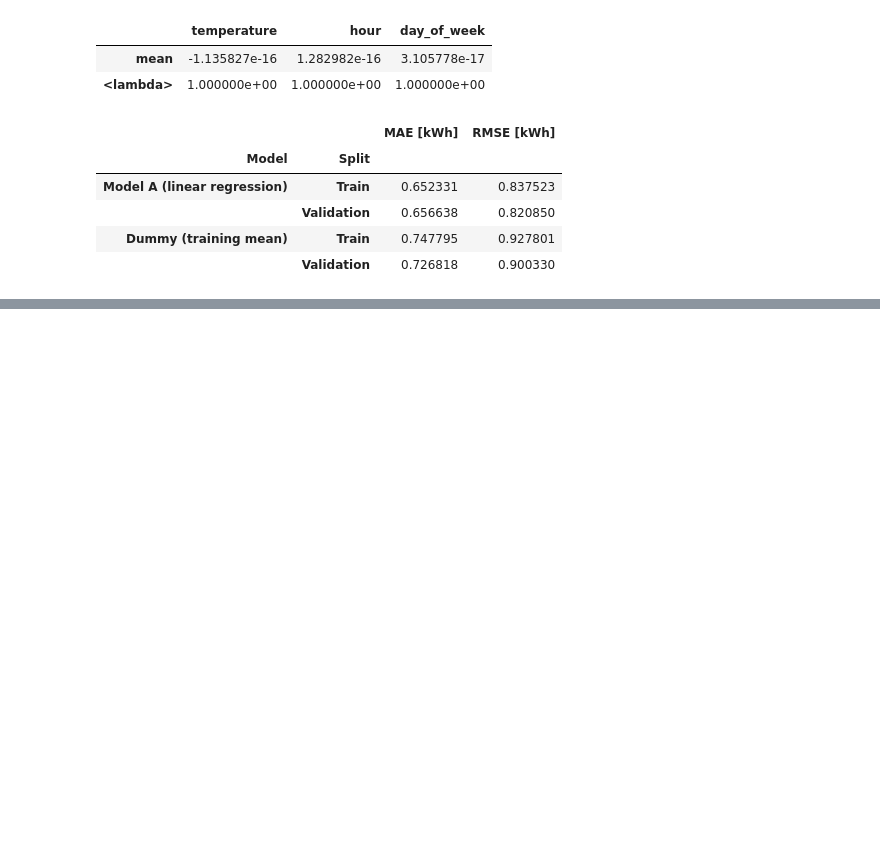
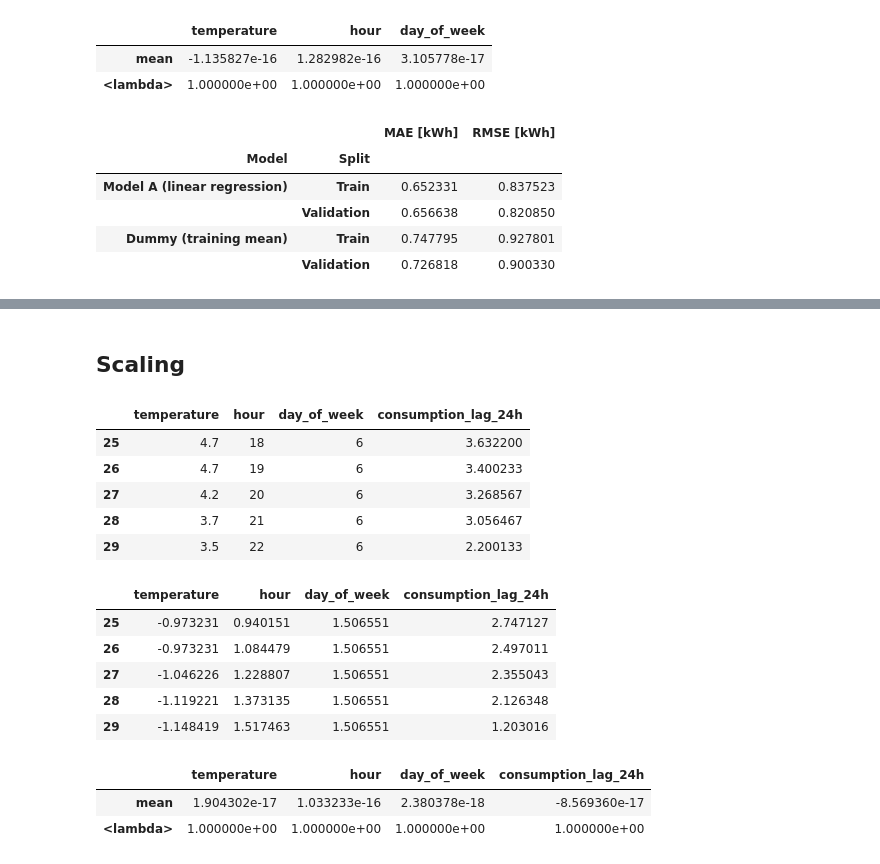
Before and after one commit to angiee99/Household-Power-Consumption-Prediction, a Jupyter notebook: project.ipynb, the cells around one changed output, grey strips where cells are left out. Drawn from its saved outputs; the diff is of its cells as text; code cells hidden in the pictures; blank space fills up the shorter version.

```diff
--- a/project.ipynb
+++ b/project.ipynb
@@ -582,0 +669,48 @@ display(results_A)
+# %% [markdown]
+## Scaling
+# %%
+# Fit the scaler on training features only to avoid data leakage.
+scaler_B = StandardScaler()
+scaler_B.fit(train_B[FEATURES_B])
+
+# Save the fitted parameters for later checks that the scaler stays unchanged.
+scaler_B_snapshot = (
+    scaler_B.mean_.copy(),
+    scaler_B.scale_.copy(),
+    int(scaler_B.n_samples_seen_),
+)
+
+z_train_B = pd.DataFrame(
+    scaler_B.transform(train_B[FEATURES_B]),
+    columns=FEATURES_B,
+    index=train_B.index,
+)
+z_val_B = pd.DataFrame(
+    scaler_B.transform(val_B[FEATURES_B]),
+    columns=FEATURES_B,
+    index=val_B.index,
+)
+
+# Transform test features only in the final test evaluation cell.
+display(train_B[FEATURES_B].head())
+display(z_train_B.head())
+display(z_train_B.agg(["mean", lambda col: col.std(ddof=0)]))
+
+y_train_B = train_B[TARGET]
+y_val_B = val_B[TARGET]
+# %% [output]
+|  | temperature | hour | day_of_week | consumption_lag_24h |
+| 25 | 4.7 | 18 | 6 | 3.632200 |
+| 26 | 4.7 | 19 | 6 | 3.400233 |
+| 27 | 4.2 | 20 | 6 | 3.268567 |
+| 28 | 3.7 | 21 | 6 | 3.056467 |
+| 29 | 3.5 | 22 | 6 | 2.200133 |
+|  | temperature | hour | day_of_week | consumption_lag_24h |
+| 25 | -0.973231 | 0.940151 | 1.506551 | 2.747127 |
+| 26 | -0.973231 | 1.084479 | 1.506551 | 2.497011 |
+| 27 | -1.046226 | 1.228807 | 1.506551 | 2.355043 |
+| 28 | -1.119221 | 1.373135 | 1.506551 | 2.126348 |
+| 29 | -1.148419 | 1.517463 | 1.506551 | 1.203016 |
+|  | temperature | hour | day_of_week | consumption_lag_24h |
+| mean | 1.904302e-17 | 1.033233e-16 | 2.380378e-18 | -8.569360e-17 |
+| <lambda> | 1.000000e+00 | 1.000000e+00 | 1.000000e+00 | 1.000000e+00 |
```
Also changed, not shown: parts of 9 cells of this notebook.
